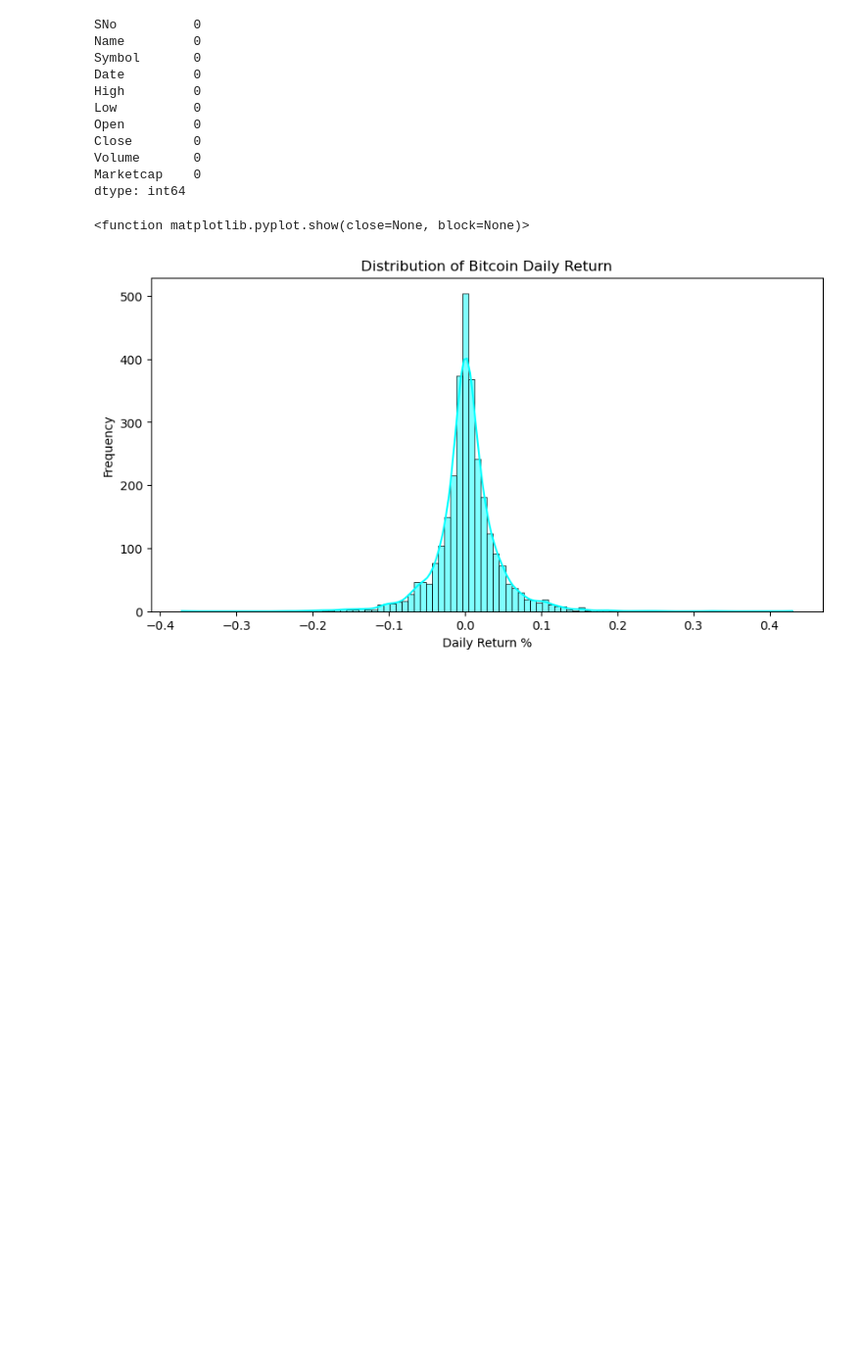
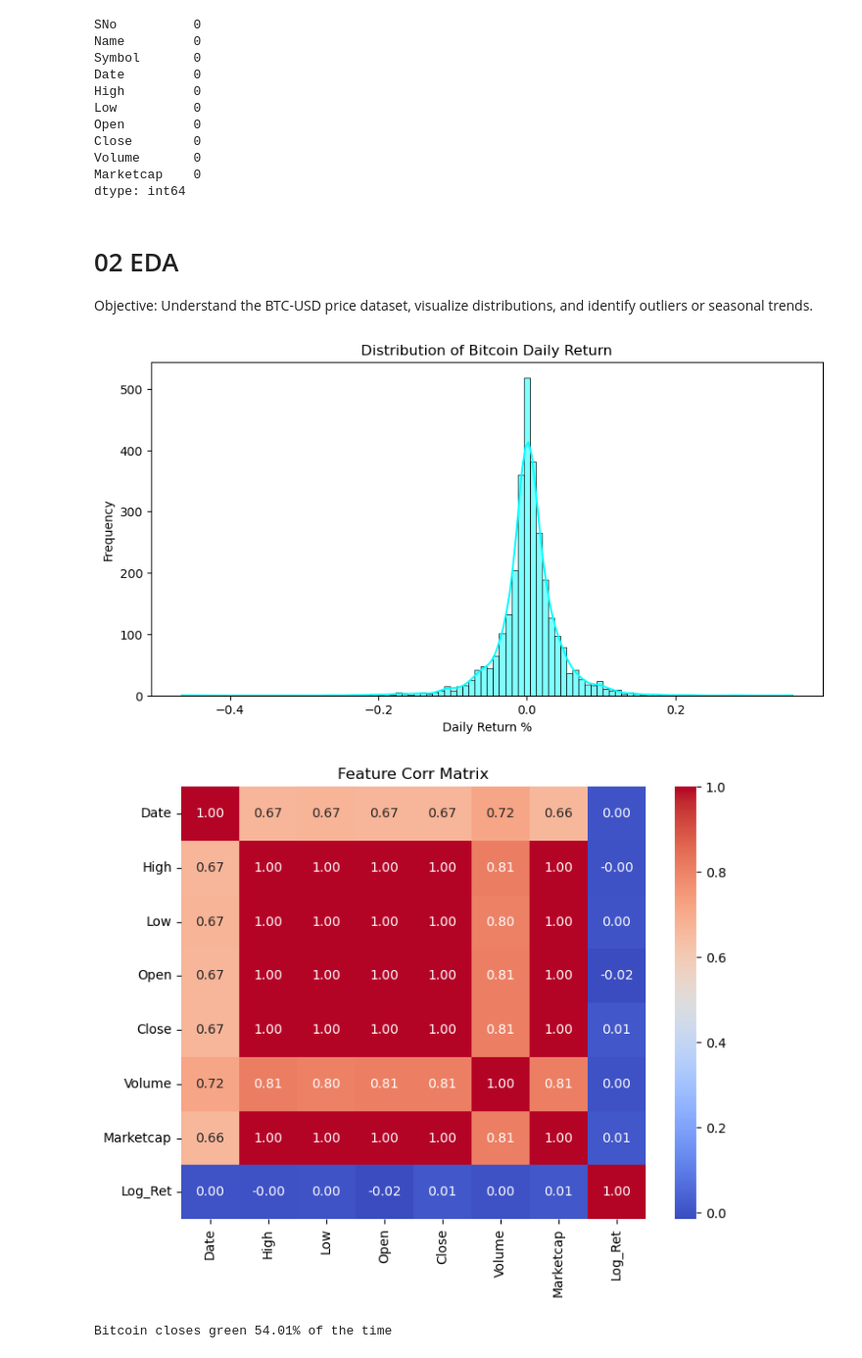
Before and after one commit to LouSens/BTC-trend-prediction, a Jupyter notebook: notebooks/01_EDA.ipynb, the cells around one changed output. Shown at 98% size. Cells and saved outputs as stored; diff of their text form; code cells hidden in the pictures; blank space fills up the shorter version.

```diff
--- a/notebooks/01_EDA.ipynb
+++ b/notebooks/01_EDA.ipynb
@@ -9,7 +8,7 @@ import seaborn as sns
 # %%
 file_path = r"C:\Users\David\BTC-trend-prediction\data\raw\coin_Bitcoin.csv"
 
-df = pd.read_csv(data_path, parse_dates=['Date'])
+df = pd.read_csv(file_path, parse_dates=['Date'])
 
 df.head()
 # %% [output]
@@ -62,5 +41,10 @@ dtype: int64
 
 df.drop(columns=['SNo','Name','Symbol'], inplace=True)
 # %%
-df['Daily_Returns'] = df['Close'].pct_change()
+df['Log_Ret'] = np.log(df['Close'] / df['Close'].shift(1))
 df = df.dropna()
+# %% [markdown]
+# 02 EDA
+
+
+Objective: Understand the BTC-USD price dataset, visualize distributions, and identify outliers or seasonal trends.
@@ -67,10 +54,20 @@ df = df.dropna()
 # %%
 plt.figure(figsize=(10,5))
-sns.histplot(df['Daily_Returns'], bins=100, kde=True, color='cyan')
+sns.histplot(df['Log_Ret'], bins=100, kde=True, color='cyan')
 plt.title('Distribution of Bitcoin Daily Return')
 plt.xlabel('Daily Return %')
 plt.ylabel('Frequency')
 plt.show
+
+plt.figure(figsize=(8,6))
+sns.heatmap(df.corr(), annot=True, cmap='coolwarm', fmt=".2f")
+plt.title('Feature Corr Matrix')
+plt.show()
+
+#calculates how oftern bitcoin goes up
+win_rate = (df['Log_Ret'] > 0).mean() * 100
+print(f"Bitcoin closes green {win_rate:.2f}% of the time")
 # %% [output]
+[figure, new version]
+[figure, added]
-<function matplotlib.pyplot.show(close=None, block=None)>
+Bitcoin closes green 54.01% of the time
-[figure, old version]
```
Also changed, not shown: parts of 9 cells of this notebook, 3 other files.
